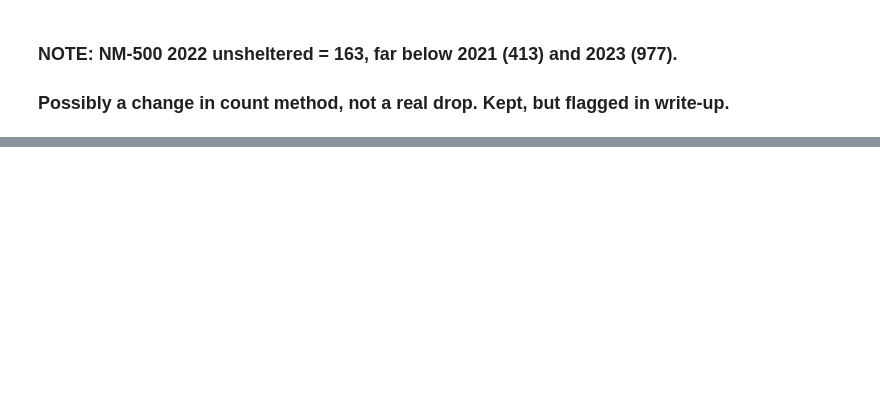
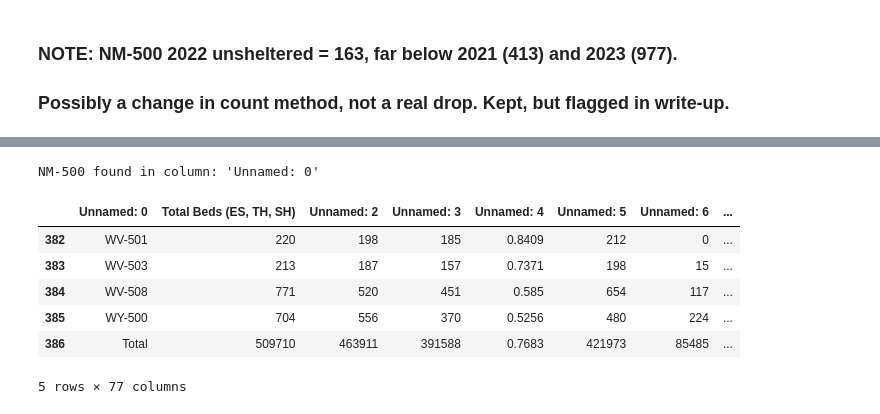
Before and after one commit to hmsealy/Capstone-Data-science-Class-, a Jupyter notebook: homeless.ipynb, the cells around one changed output, grey strips where cells are left out. Cells and saved outputs as stored; diff of their text form; code cells hidden in the pictures; blank space fills up the shorter version.

```diff
--- a/homeless.ipynb
+++ b/homeless.ipynb
@@ -277,0 +329,10 @@ print(f'{same} of {len(both)} CoCs have the identical number in 2007 and 2008')
+# %%
+import warnings
+# openpyxl warns about Excel print headers/footers. Harmless, so hide it.
+warnings.filterwarnings('ignore', category=UserWarning, module='openpyxl')
+
+hic_sheets = pd.read_excel(folder + '2007-2025-HIC-Counts-by-CoC.xlsx',
+                           sheet_name=None, engine='openpyxl')
+
+hic_year_tabs = [name for name in hic_sheets if name.isdigit()]
+print(hic_year_tabs)
@@ -277,0 +341,5 @@ print(f'{same} of {len(both)} CoCs have the identical number in 2007 and 2008')
+# %%
+hic_2024 = hic_sheets['2024']
+print(hic_2024.shape)
+print(hic_2024.columns[:12].tolist())   # first 12 column names as pandas sees them
+hic_2024.iloc[:3, :8]                    # first 3 rows, first 8 columns
@@ -277,0 +390,17 @@ print(f'{same} of {len(both)} CoCs have the identical number in 2007 and 2008')
+# %%
+# 3. Find which column holds 'NM-500', wherever it is
+for c in hic_2024.columns:
+    if hic_2024[c].astype(str).str.contains('NM-500', na=False).any():
+        print('NM-500 found in column:', repr(c))
+# %% [output]
+NM-500 found in column: 'Unnamed: 0'
+# %%
+hic_2024.tail()   # check for a Total row and footnotes, like PIT had
+# %% [output]
+|  | Unnamed: 0 | Total Beds (ES, TH, SH) | Unnamed: 2 | Unnamed: 3 | Unnamed: 4 | Unnamed: 5 | Unnamed: 6 | ... |
+| 382 | WV-501 | 220 | 198 | 185 | 0.8409 | 212 | 0 | ... |
+| 383 | WV-503 | 213 | 187 | 157 | 0.7371 | 198 | 15 | ... |
+| 384 | WV-508 | 771 | 520 | 451 | 0.585 | 654 | 117 | ... |
+| 385 | WY-500 | 704 | 556 | 370 | 0.5256 | 480 | 224 | ... |
+| 386 | Total | 509710 | 463911 | 391588 | 0.7683 | 421973 | 85485 | ... |
+5 rows × 77 columns
```
Also changed, not shown: parts of 16 cells of this notebook.
